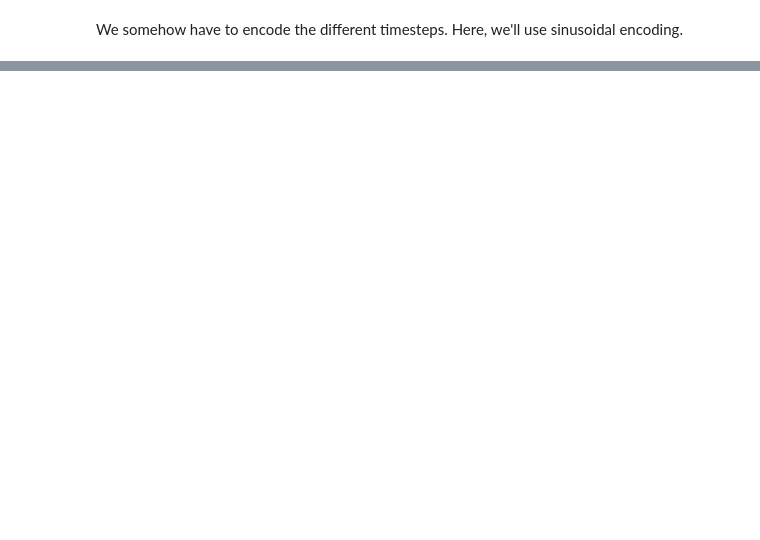
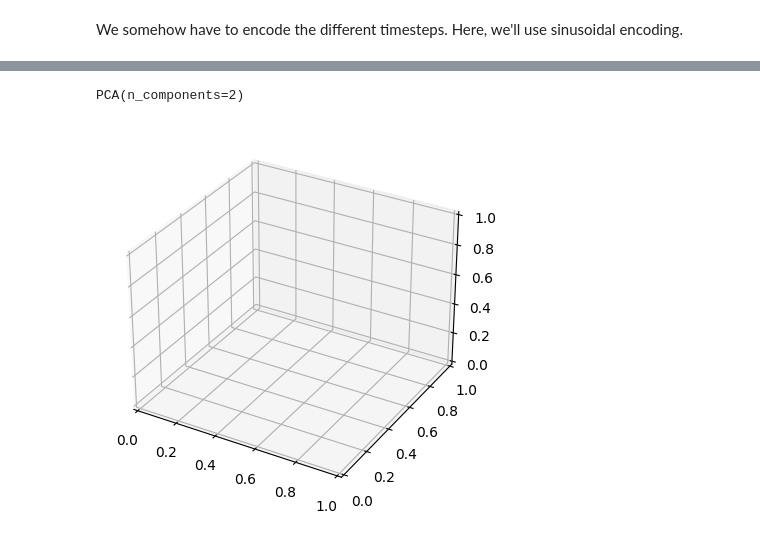
Before and after one commit to Andemand111/Specialkursus_diffusionmodel, a Jupyter notebook: main.IPYNB, the cells around one changed output, grey strips where cells are left out. Cells and saved outputs as stored; diff of their text form; code cells hidden in the pictures; blank space fills up the shorter version.

```diff
--- a/main.IPYNB
+++ b/main.IPYNB
@@ -217,0 +251,43 @@ KeyboardInterrupt:
+# %%
+from sklearn.decomposition import PCA
+from sklearn.preprocessing import StandardScaler
+
+scaler = StandardScaler()
+pca = PCA(n_components=2)
+
+simple_model_parameters = np.load("../data/simple_model_parameters.npy")
+simple_model_parameters = scaler.fit_transform(simple_model_parameters)
+pca.fit(simple_model_parameters)
+# %% [output]
+PCA(n_components=2)
+# %%
+def make_state_dict_from_paramters(model, parameters):
+    state_dict = model.state_dict()
+    start = 0
+    for name, param in model.named_parameters():
+        if param.requires_grad:
+            end = start + param.numel()
+            state_dict[name] = parameters[start:end].view(param.shape).to(device)
+            start = end
+    return state_dict
+# %%
+from mpl_toolkits import mplot3d
+
+temp_network = ResNET(*network_args).to(device)
+temp_model = SimpleModel(temp_network, train_loader, noise_schedule, dimensions, device)
+resolution = 30
+xx, yy = np.meshgrid(np.linspace(-3, 3, resolution), np.linspace(-3, 3, resolution))
+zz = np.zeros_like(xx.flatten())
+
+for i, (x, y) in tqdm(enumerate(zip(xx.flatten(), yy.flatten()))):
+    params = np.array([x, y])
+    params = pca.inverse_transform(params)
+    params = scaler.inverse_transform(params.reshape(1, -1))
+    params = torch.from_numpy(params).float().to(device)
+    state_dict = make_state_dict_from_paramters(temp_model, params[0])
+    temp_model.load_state_dict(state_dict)
+    x0 = train_set[:64].view(64, *dimensions)
+    loss = temp_model.loss(x0).item()
+    zz[i] = loss
+# %% [output]
+[figure, added]
```
Also changed, not shown: parts of 10 cells of this notebook, 4 other files.
